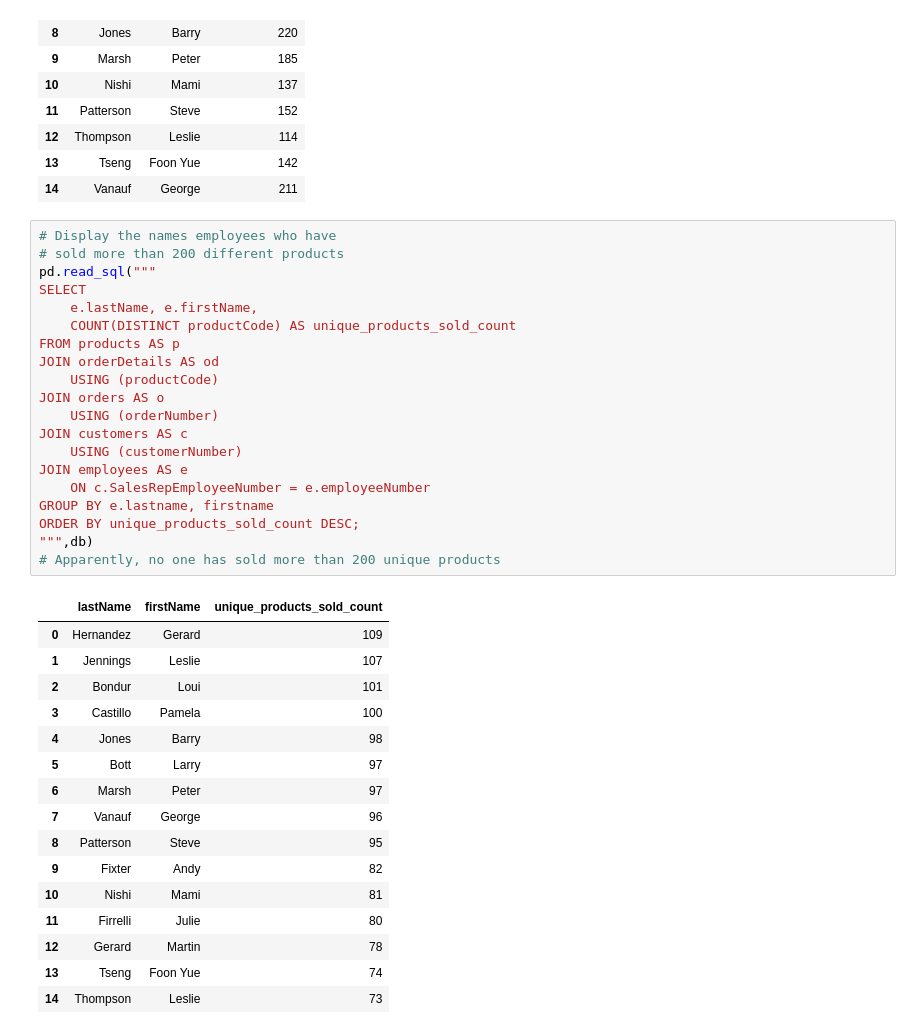
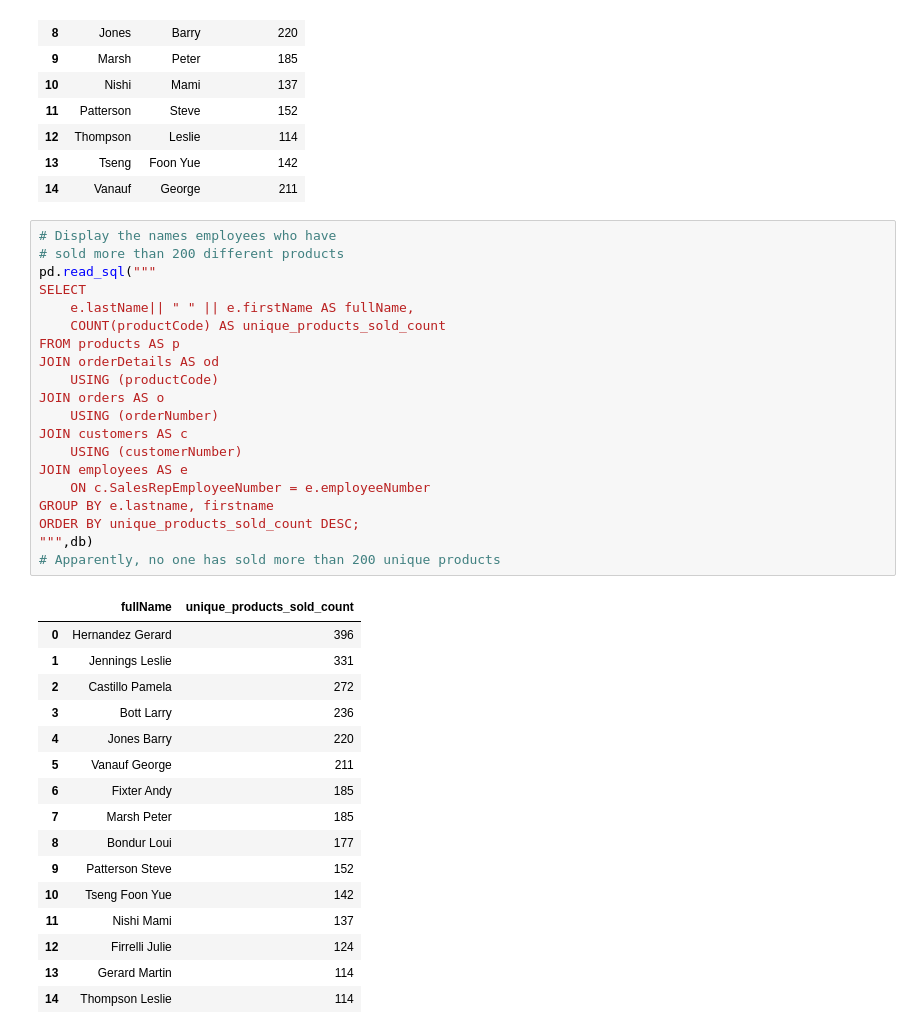
Before and after one commit to M-Nesphory/Moringa_Exercises, a Jupyter notebook: Personal_Practice/Phase2/Day39_Join_Statements.ipynb, the cells around one changed output. Saved outputs shown, nothing was run; the diff lists cells and outputs as text.

```diff
--- a/Personal_Practice/Phase2/Day39_Join_Statements.ipynb
+++ b/Personal_Practice/Phase2/Day39_Join_Statements.ipynb
@@ -326,37 +327,37 @@ ORDER BY e.lastName;
 # %%
 # Display the names employees who have
 # sold more than 200 different products
 pd.read_sql("""
 SELECT
-    e.lastName, e.firstName,
-    COUNT(DISTINCT productCode) AS unique_products_sold_count
+    e.lastName|| " " || e.firstName AS fullName,
+    COUNT(productCode) AS unique_products_sold_count
 FROM products AS p
 JOIN orderDetails AS od
     USING (productCode)
 JOIN orders AS o
     USING (orderNumber)
 JOIN customers AS c
     USING (customerNumber)
 JOIN employees AS e
     ON c.SalesRepEmployeeNumber = e.employeeNumber
 GROUP BY e.lastname, firstname
 ORDER BY unique_products_sold_count DESC;
 """,db)
 # Apparently, no one has sold more than 200 unique products
 # %% [output]
-|  | lastName | firstName | unique_products_sold_count |
-| 0 | Hernandez | Gerard | 109 |
-| 1 | Jennings | Leslie | 107 |
-| 2 | Bondur | Loui | 101 |
-| 3 | Castillo | Pamela | 100 |
-| 4 | Jones | Barry | 98 |
-| 5 | Bott | Larry | 97 |
-| 6 | Marsh | Peter | 97 |
-| 7 | Vanauf | George | 96 |
-| 8 | Patterson | Steve | 95 |
-| 9 | Fixter | Andy | 82 |
-| 10 | Nishi | Mami | 81 |
-| 11 | Firrelli | Julie | 80 |
-| 12 | Gerard | Martin | 78 |
-| 13 | Tseng | Foon Yue | 74 |
-| 14 | Thompson | Leslie | 73 |
+|  | fullName | unique_products_sold_count |
+| 0 | Hernandez Gerard | 396 |
+| 1 | Jennings Leslie | 331 |
+| 2 | Castillo Pamela | 272 |
+| 3 | Bott Larry | 236 |
+| 4 | Jones Barry | 220 |
+| 5 | Vanauf George | 211 |
+| 6 | Fixter Andy | 185 |
+| 7 | Marsh Peter | 185 |
+| 8 | Bondur Loui | 177 |
+| 9 | Patterson Steve | 152 |
+| 10 | Tseng Foon Yue | 142 |
+| 11 | Nishi Mami | 137 |
+| 12 | Firrelli Julie | 124 |
+| 13 | Gerard Martin | 114 |
+| 14 | Thompson Leslie | 114 |
```
Also changed, not shown: parts of 1 cell of this notebook, 26 other files.
